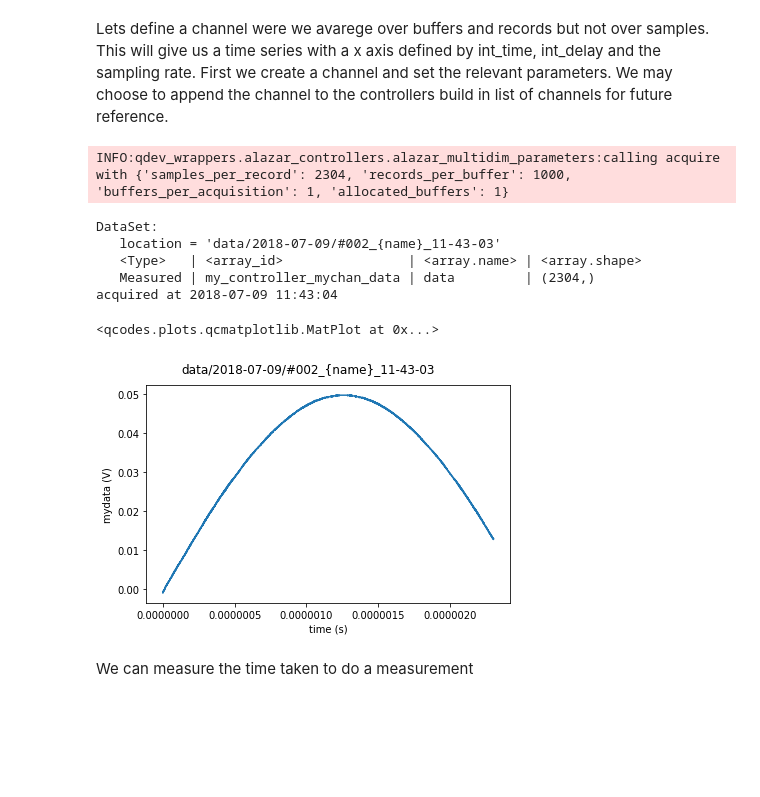
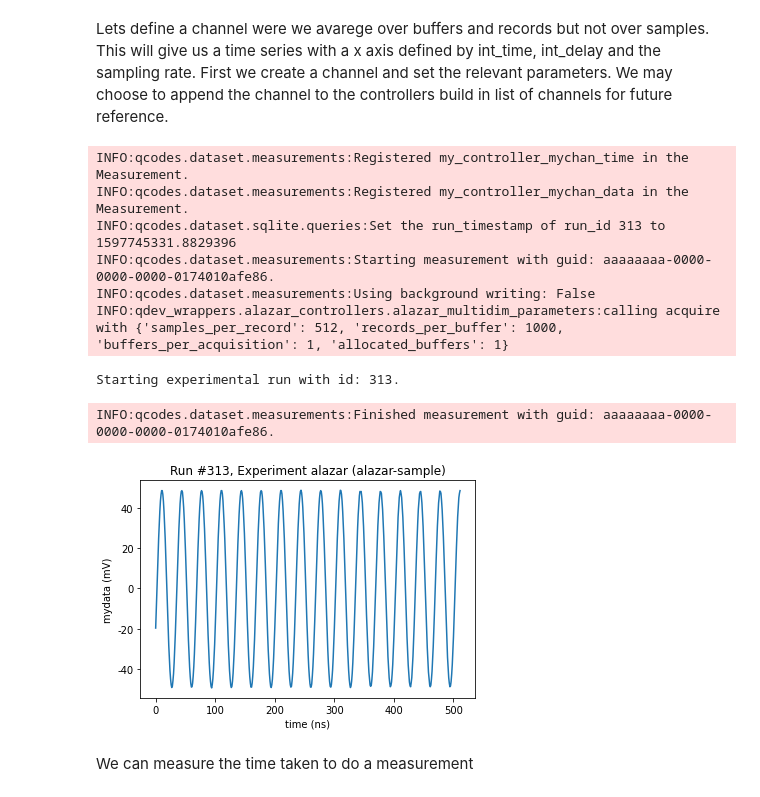
Before and after one commit to qdev-dk/qdev-wrappers, a Jupyter notebook: examples/Alazar/Qcodes example with Alazar ATS9360.ipynb, the cells around one changed output. Drawn from its saved outputs; the diff is of its cells as text; code cells hidden in the pictures; blank space fills up the shorter version.

Commit message:
Alazar example notebook updated

```diff
--- a/examples/Alazar/Qcodes example with Alazar ATS9360.ipynb
+++ b/examples/Alazar/Qcodes example with Alazar ATS9360.ipynb
@@ -114,21 +123,21 @@ myctrl.channels.append(chan1)
 # %%
 chan1.num_averages(1000)
 
 chan1.alazar_channel('A')
 chan1.prepare_channel()
 
 # Measure this
-data1 = qc.Measure(chan1.data).run()
-qc.MatPlot(data1.my_controller_mychan_data)
+data1 = do0d(chan1.data)
 # %% [output]
-INFO:qdev_wrappers.alazar_controllers.alazar_multidim_parameters:calling acquire with {'samples_per_record': 2304, 'records_per_buffer': 1000, 'buffers_per_acquisition': 1, 'allocated_buffers': 1}
+INFO:qcodes.dataset.measurements:Registered my_controller_mychan_time in the Measurement.
+INFO:qcodes.dataset.measurements:Registered my_controller_mychan_data in the Measurement.
+INFO:qcodes.dataset.sqlite.queries:Set the run_timestamp of run_id 313 to 1597745331.8829396
+INFO:qcodes.dataset.measurements:Starting measurement with guid: aaaaaaaa-0000-0000-0000-0174010afe86.
+INFO:qcodes.dataset.measurements:Using background writing: False
+INFO:qdev_wrappers.alazar_controllers.alazar_multidim_parameters:calling acquire with {'samples_per_record': 512, 'records_per_buffer': 1000, 'buffers_per_acquisition': 1, 'allocated_buffers': 1}
-DataSet:
-   location = 'data/2018-07-09/#002_{name}_11-43-03'
-   <Type>   | <array_id>                | <array.name> | <array.shape>
-   Measured | my_controller_mychan_data | data         | (2304,)
-acquired at 2018-07-09 11:43:04
+Starting experimental run with id: 313.
-<qcodes.plots.qcmatplotlib.MatPlot at 0x...>
+INFO:qcodes.dataset.measurements:Finished measurement with guid: aaaaaaaa-0000-0000-0000-0174010afe86.
-[figure, old version]
+[figure, new version]
 # %% [markdown]
 We can measure the time taken to do a measurement
 # %%
```
Also changed, not shown: parts of 30 cells of this notebook.
